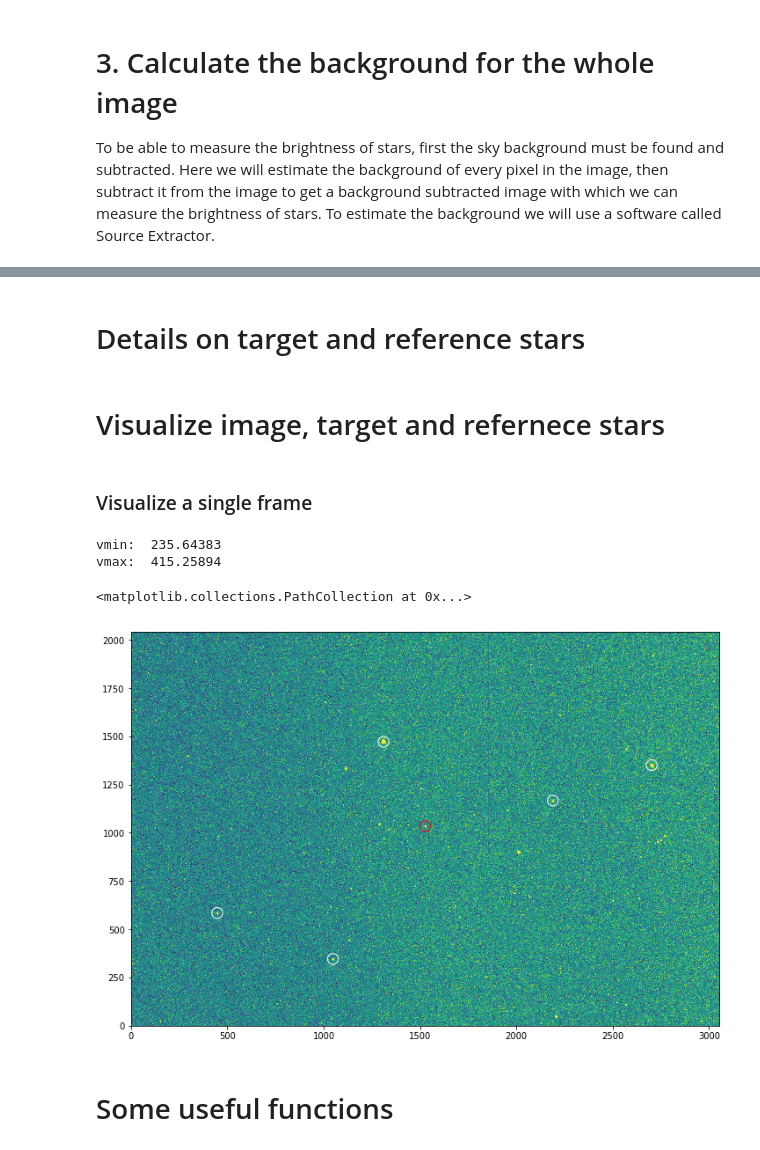
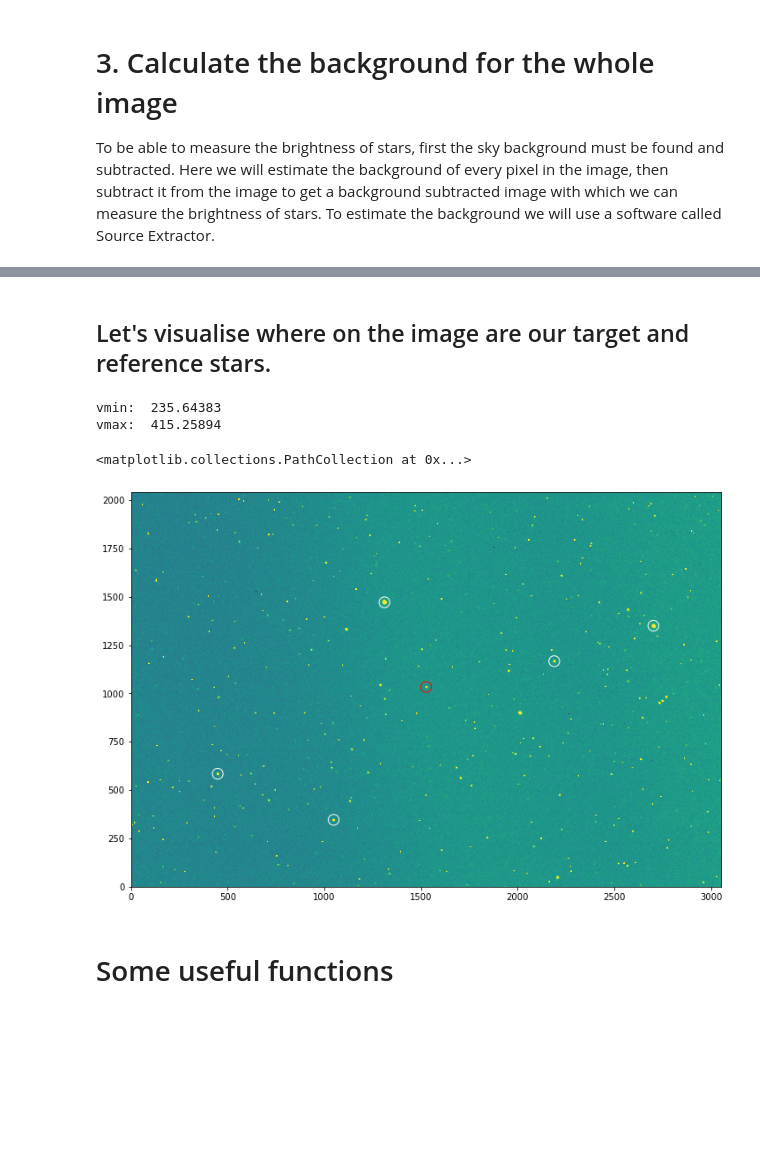
Before and after one commit to jielaizhang/pasea, a Jupyter notebook: LCO/student_workbooks/Student_Workbook_1_SingleExposure.ipynb, the cells around one changed output, grey strips where cells are left out. Cells and saved outputs as stored; diff of their text form; code cells hidden in the pictures; blank space fills up the shorter version.

```diff
--- a/LCO/student_workbooks/Student_Workbook_1_SingleExposure.ipynb
+++ b/LCO/student_workbooks/Student_Workbook_1_SingleExposure.ipynb
@@ -128,5 +149,5 @@ First Define where the image you will analyse is located.
 # %%
 # Set path to file
 # This exposure was taken in the B-band.
-file_input   = '../Data/Target_A/B/coj0m403-kb97-20191006-0058-e91.fits.fz'
+file_input   = '../../../Data/Target_A/B/coj0m403-kb97-20191006-0058-e91.fits.fz'
 mypath       = './'
@@ -196,2 +247,2 @@ vmax:  335.9592823316951
 # %% [markdown]
-# Details on target and reference stars
+## Let's visualise where on the image are our target and reference stars.
@@ -222,37 +249,37 @@ ref_mag = [12.2291, 12.372, 12.119,9.939,9.246]
-# %% [markdown]
-# Visualize image, target and refernece stars
-# %% [markdown]
-### Visualize a single frame
 # %%
 # Plot the whole image with the reference star and target star marked to see if it all looks ok
 
 # Read in the data and the fits file header information
 sci_data, sci_header   = fits.getdata(file_input,header=True)
 
-# Determine where to mark the reference stars
-w                            = wcs.WCS(sci_hdr)
+# Determine where to mark the target and reference stars
+w                            = wcs.WCS(sci_header)
 xcoord_ref, ycoord_ref       = w.all_world2pix(ref_ra,ref_dec,1)
 xcoord_target, ycoord_target = w.all_world2pix([target_RA],[target_DEC],1)
 
 # Get the best vmin and vmax to visualize the image
-# See why these two values were picked using ds9.
 interval = ZScaleInterval()
 vmin     = interval.get_limits(sci_data.data)[0]
 vmax     = interval.get_limits(sci_data.data)[1]
 print('vmin: ',vmin)
 print('vmax: ',vmax)
 
+# Plot the figure
 figure = plt.figure(figsize=(12,24))
 plt.imshow(sci_data.data, vmin=vmin, vmax=vmax, origin='lower')
+
+# Mark with a red circle the target stars.
+plt.scatter(xcoord_target,ycoord_target,marker='o',
+            facecolors='none',s=150,linewidth=1,color='red')
+
+# Mark with white circles the reference stars.
 plt.scatter(xcoord_ref,ycoord_ref,marker='o',
             facecolors='none',s=150,linewidth=1,color='white')
-plt.scatter(xcoord_target,ycoord_target,marker='o',
-            facecolors='none',s=150,linewidth=1,color='red')
 # %% [output]
 vmin:  235.64383
 vmax:  415.25894
 <matplotlib.collections.PathCollection at 0x...>
-[figure, old version]
+[figure, new version]
 # %% [markdown]
 # Some useful functions
 # %%
```
Also changed, not shown: parts of 18 cells of this notebook.
